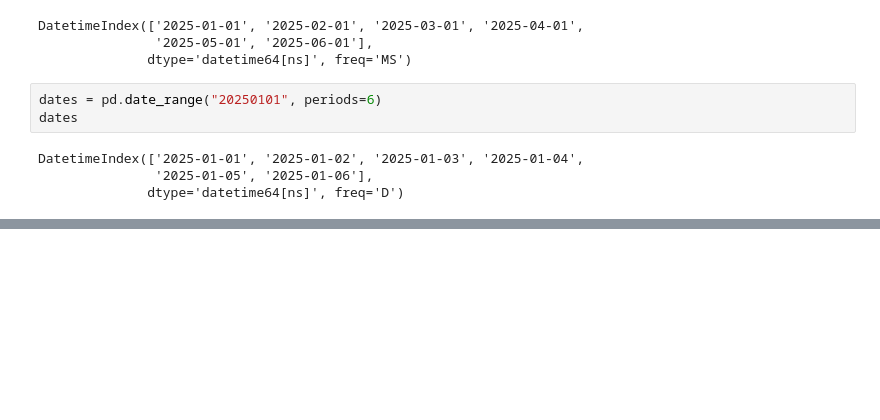
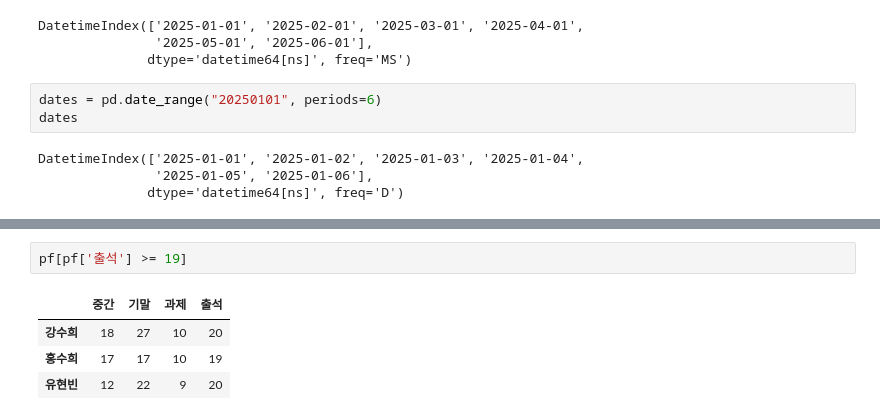
Before and after one commit to mill-5/2025-1-myclass-BDA, a Jupyter notebook: inclass/02w_B_0312_pandas_basic.ipynb, the cells around one changed output, grey strips where cells are left out. Saved outputs shown, nothing was run; the diff lists cells and outputs as text; blank space fills up the shorter version.

```diff
--- a/inclass/02w_B_0312_pandas_basic.ipynb
+++ b/inclass/02w_B_0312_pandas_basic.ipynb
@@ -460,0 +580,7 @@ NameError: name 'df2' is not defined
+# %%
+pf[pf['출석'] >= 19]
+# %% [output]
+|  | 중간 | 기말 | 과제 | 출석 |
+| 강수희 | 18 | 27 | 10 | 20 |
+| 홍수희 | 17 | 17 | 10 | 19 |
+| 유현빈 | 12 | 22 | 9 | 20 |
```
Also changed, not shown: parts of 72 cells of this notebook.
